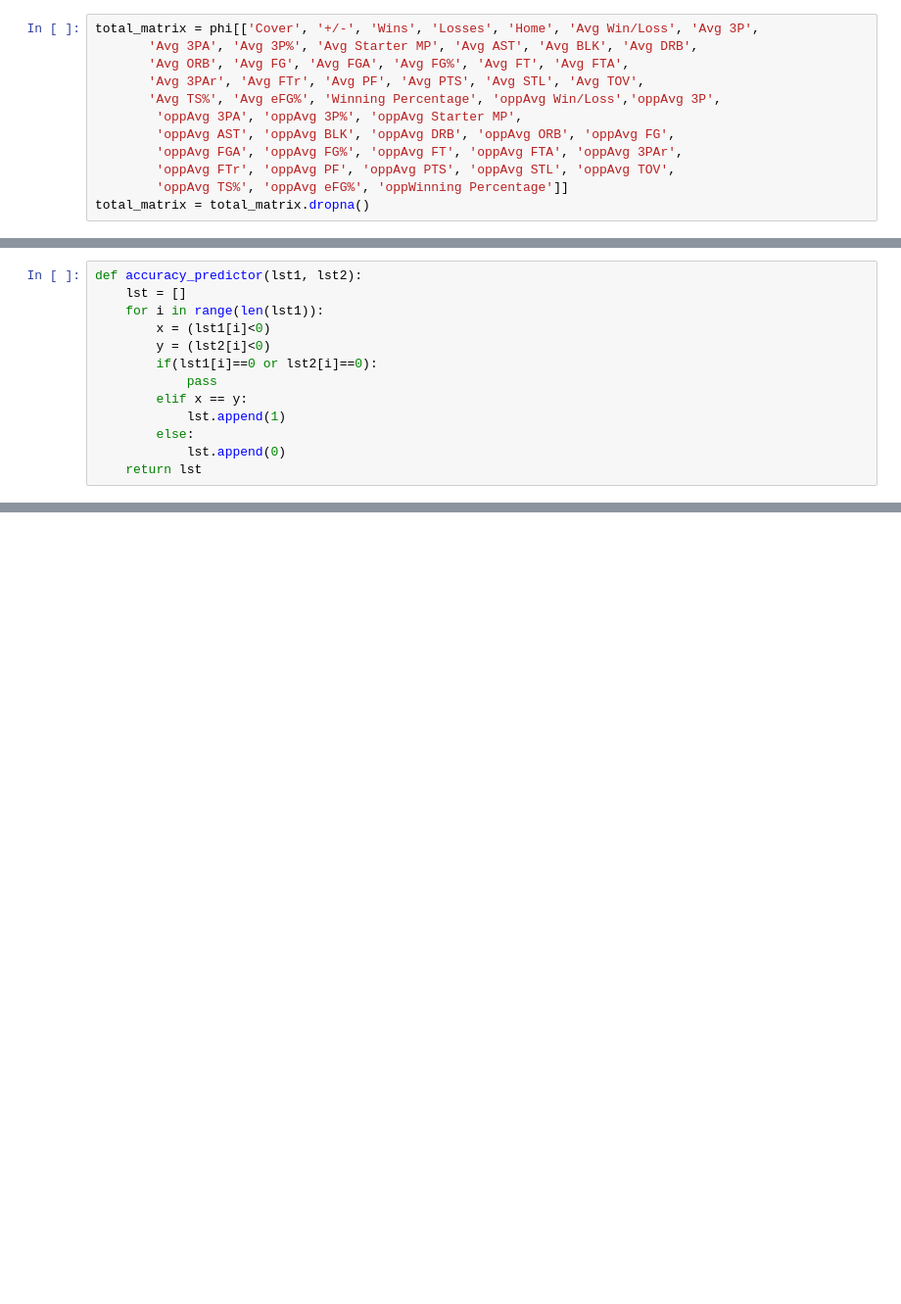
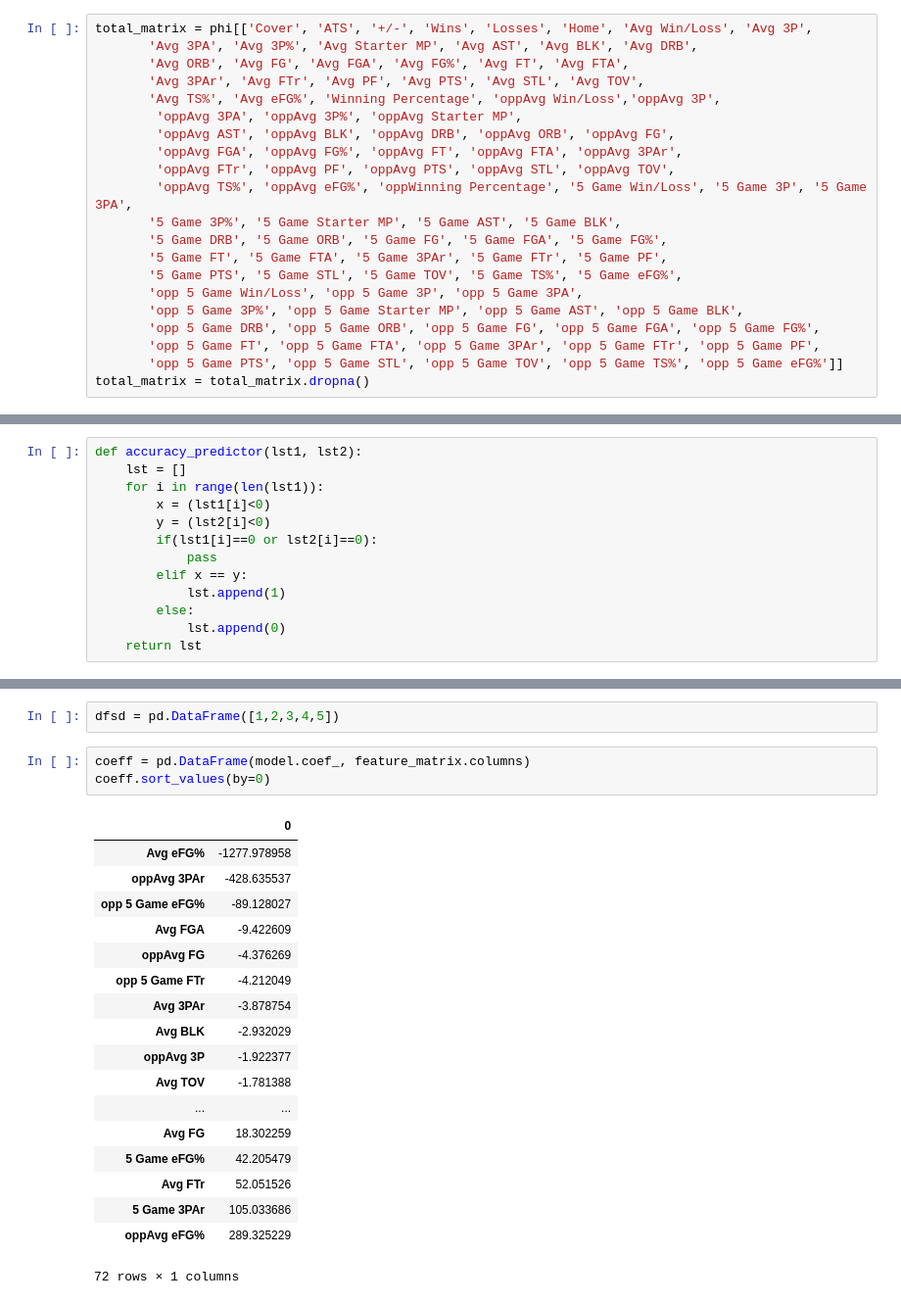
Before and after one commit to eweltz18/Data-Project-Copenhagen, a Jupyter notebook: Data Final Project.ipynb, the cells around one changed output, grey strips where cells are left out. Shown: that part at 98% size. Saved outputs shown, nothing was run; the diff lists cells and outputs as text; blank space fills up the shorter version.

```diff
--- a/Data Final Project.ipynb
+++ b/Data Final Project.ipynb
@@ -126,7 +196,7 @@ for team in teams:
 # %%
 phi = all_team_data['Philadelphia']
 # %%
-total_matrix = phi[['Cover', '+/-', 'Wins', 'Losses', 'Home', 'Avg Win/Loss', 'Avg 3P',
+total_matrix = phi[['Cover', 'ATS', '+/-', 'Wins', 'Losses', 'Home', 'Avg Win/Loss', 'Avg 3P',
        'Avg 3PA', 'Avg 3P%', 'Avg Starter MP', 'Avg AST', 'Avg BLK', 'Avg DRB',
        'Avg ORB', 'Avg FG', 'Avg FGA', 'Avg FG%', 'Avg FT', 'Avg FTA',
        'Avg 3PAr', 'Avg FTr', 'Avg PF', 'Avg PTS', 'Avg STL', 'Avg TOV',
@@ -135,7 +205,16 @@ total_matrix = phi[['Cover', '+/-', 'Wins', 'Losses', 'Home', 'Avg Win/Loss', 'A
         'oppAvg AST', 'oppAvg BLK', 'oppAvg DRB', 'oppAvg ORB', 'oppAvg FG',
         'oppAvg FGA', 'oppAvg FG%', 'oppAvg FT', 'oppAvg FTA', 'oppAvg 3PAr',
         'oppAvg FTr', 'oppAvg PF', 'oppAvg PTS', 'oppAvg STL', 'oppAvg TOV',
-        'oppAvg TS%', 'oppAvg eFG%', 'oppWinning Percentage']]
+        'oppAvg TS%', 'oppAvg eFG%', 'oppWinning Percentage', '5 Game Win/Loss', '5 Game 3P', '5 Game 3PA',
+       '5 Game 3P%', '5 Game Starter MP', '5 Game AST', '5 Game BLK',
+       '5 Game DRB', '5 Game ORB', '5 Game FG', '5 Game FGA', '5 Game FG%',
+       '5 Game FT', '5 Game FTA', '5 Game 3PAr', '5 Game FTr', '5 Game PF',
+       '5 Game PTS', '5 Game STL', '5 Game TOV', '5 Game TS%', '5 Game eFG%',
+       'opp 5 Game Win/Loss', 'opp 5 Game 3P', 'opp 5 Game 3PA',
+       'opp 5 Game 3P%', 'opp 5 Game Starter MP', 'opp 5 Game AST', 'opp 5 Game BLK',
+       'opp 5 Game DRB', 'opp 5 Game ORB', 'opp 5 Game FG', 'opp 5 Game FGA', 'opp 5 Game FG%',
+       'opp 5 Game FT', 'opp 5 Game FTA', 'opp 5 Game 3PAr', 'opp 5 Game FTr', 'opp 5 Game PF',
+       'opp 5 Game PTS', 'opp 5 Game STL', 'opp 5 Game TOV', 'opp 5 Game TS%', 'opp 5 Game eFG%']]
 total_matrix = total_matrix.dropna()
 # %%
 feature_matrix = total_matrix[['Wins', 'Losses', 'Home', 'Avg Win/Loss', 'Avg 3P',
@@ -200,0 +424,24 @@ import xgboost as xgb
+# %%
+dfsd = pd.DataFrame([1,2,3,4,5])
+# %%
+coeff = pd.DataFrame(model.coef_, feature_matrix.columns)
+coeff.sort_values(by=0)
+# %% [output]
+|  | 0 |
+| Avg eFG% | -1277.978958 |
+| oppAvg 3PAr | -428.635537 |
+| opp 5 Game eFG% | -89.128027 |
+| Avg FGA | -9.422609 |
+| oppAvg FG | -4.376269 |
+| opp 5 Game FTr | -4.212049 |
+| Avg 3PAr | -3.878754 |
+| Avg BLK | -2.932029 |
+| oppAvg 3P | -1.922377 |
+| Avg TOV | -1.781388 |
+| ... | ... |
+| Avg FG | 18.302259 |
+| 5 Game eFG% | 42.205479 |
+| Avg FTr | 52.051526 |
+| 5 Game 3PAr | 105.033686 |
+| oppAvg eFG% | 289.325229 |
+72 rows × 1 columns
```
Also changed, not shown: parts of 26 cells of this notebook.
